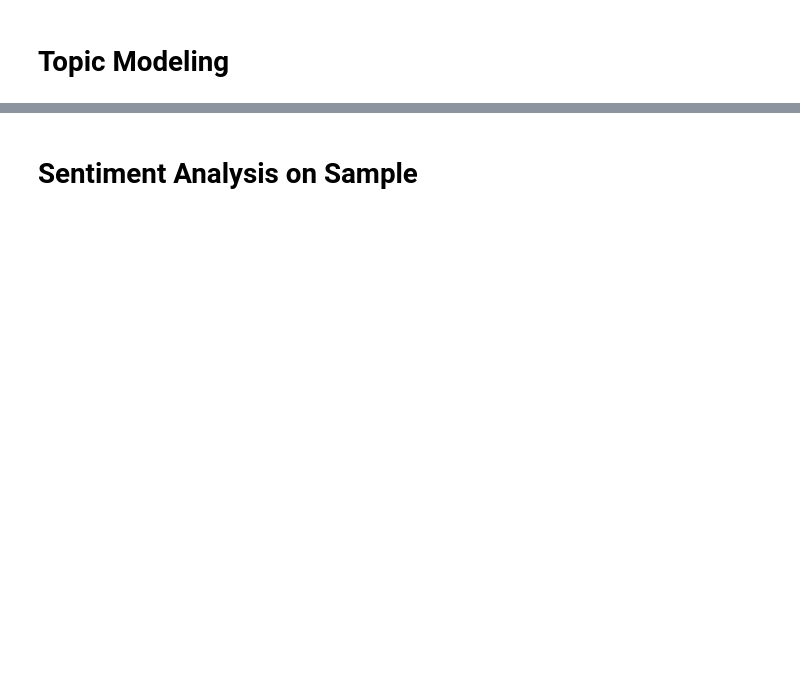
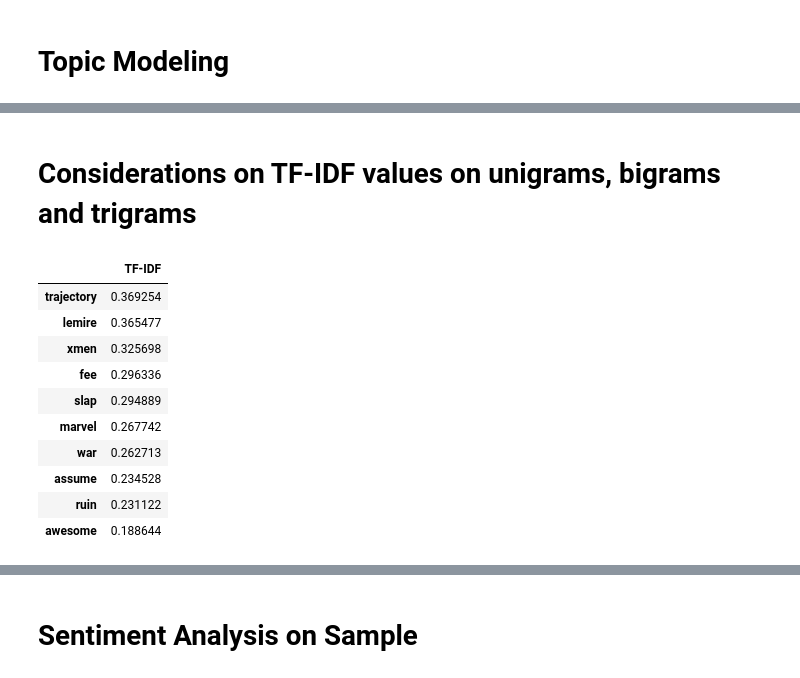
Before and after one commit to lwdovico/goodreads-book-reviews, a Jupyter notebook: Notebooks/02_Preprocessing_gradient.ipynb, the cells around one changed output, grey strips where cells are left out. Saved outputs shown, nothing was run; the diff lists cells and outputs as text; code cells hidden in the pictures; blank space fills up the shorter version.

```diff
--- a/Notebooks/02_Preprocessing_gradient.ipynb
+++ b/Notebooks/02_Preprocessing_gradient.ipynb
@@ -720,0 +782,20 @@ for topic in top_topics:
+# %% [markdown]
+# Considerations on TF-IDF values on unigrams, bigrams and trigrams
+# %%
+# convert into numpy array with todense()
+tfidf_values = pd.DataFrame(matrix[32].T.todense(),
+                            index=tfidf.get_feature_names(), columns=["TF-IDF"])
+tfidf_values = tfidf_values.sort_values('TF-IDF', ascending=False)
+tfidf_values[:10]
+# %% [output]
+|  | TF-IDF |
+| trajectory | 0.369254 |
+| lemire | 0.365477 |
+| xmen | 0.325698 |
+| fee | 0.296336 |
+| slap | 0.294889 |
+| marvel | 0.267742 |
+| war | 0.262713 |
+| assume | 0.234528 |
+| ruin | 0.231122 |
+| awesome | 0.188644 |
```
Also changed, not shown: parts of 52 cells of this notebook.
